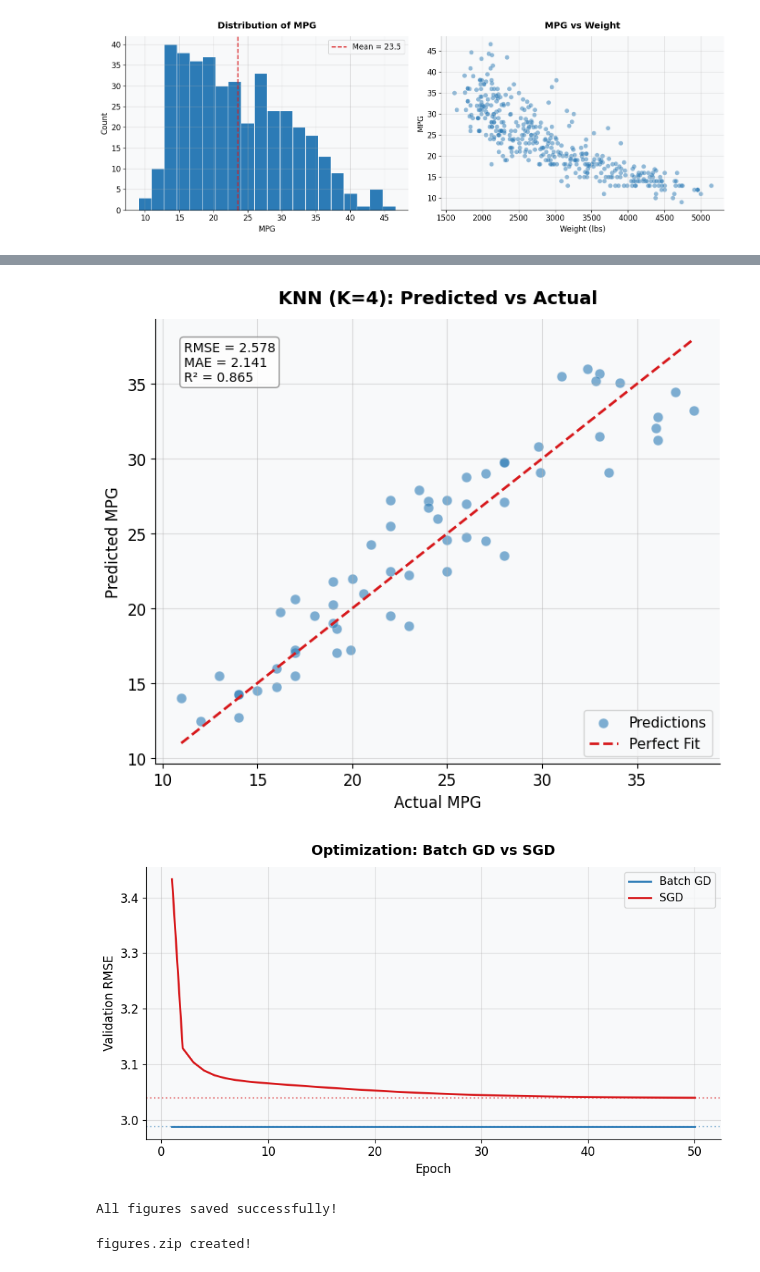
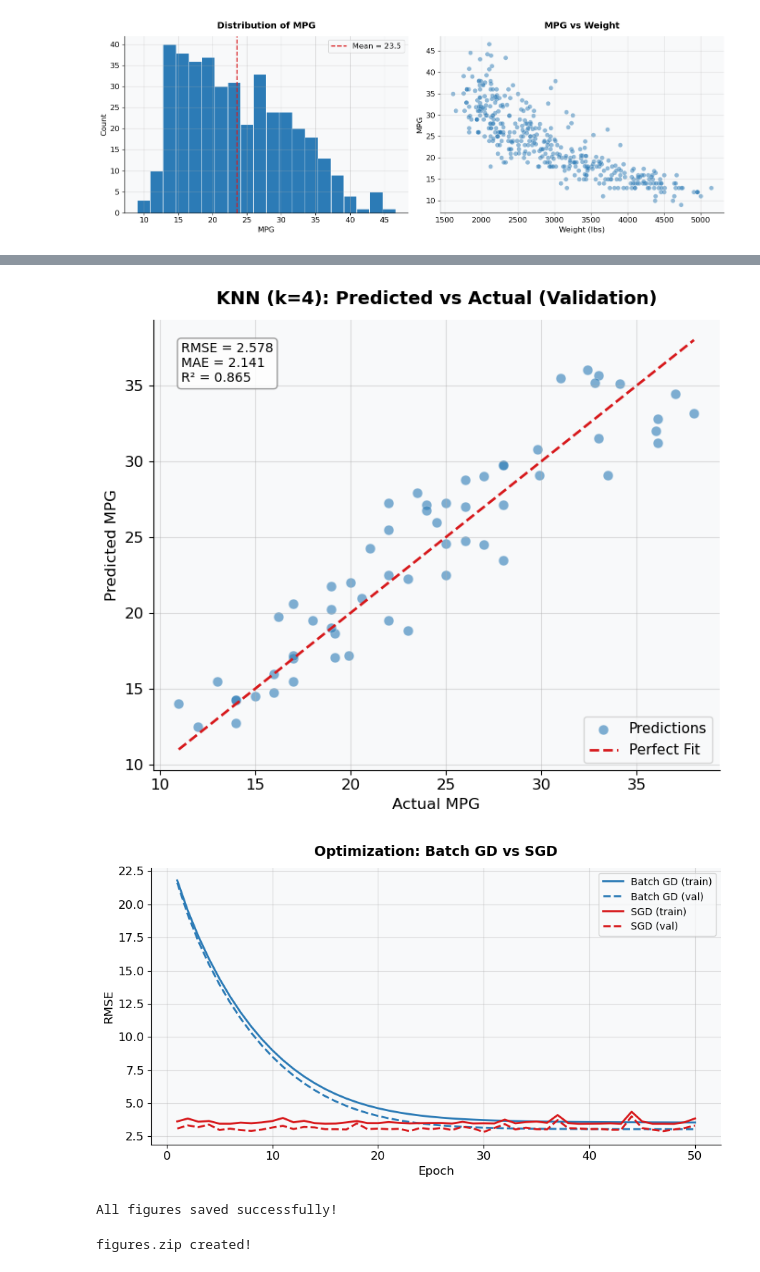
Before and after one commit to Yuvalinnnn/intro-to-ai-project, a Jupyter notebook: Part1_Regression_AutoMPG.ipynb, the cells around one changed output, grey strips where cells are left out. Saved outputs shown, nothing was run; the diff lists cells and outputs as text; code cells hidden in the pictures.

```diff
--- a/Part1_Regression_AutoMPG.ipynb
+++ b/Part1_Regression_AutoMPG.ipynb
@@ -244,39 +251,39 @@ degrees 1–5 to find the best trade-off between underfitting and overfitting.
 from sklearn.preprocessing import PolynomialFeatures
 
 degrees = [1, 2, 3, 4, 5]
-train_errors = []
-val_errors = []
+poly_train_rmse = []
+poly_val_rmse = []
 
 for degree in degrees:
-    # Create polynomial features
     poly = PolynomialFeatures(degree=degree)
     X_train_poly = poly.fit_transform(X_train_scaled)
     X_val_poly = poly.transform(X_val_scaled)
 
-    # Train model
     model = LinearRegression()
     model.fit(X_train_poly, y_train)
 
-    # Calculate errors
     train_rmse = np.sqrt(mean_squared_error(y_train, model.predict(X_train_poly)))
     val_rmse = np.sqrt(mean_squared_error(y_val, model.predict(X_val_poly)))
 
-    train_errors.append(train_rmse)
-    val_errors.append(val_rmse)
+    poly_train_rmse.append(train_rmse)
+    poly_val_rmse.append(val_rmse)
     print(f"Degree {degree} | Train RMSE: {train_rmse:.3f} | Val RMSE: {val_rmse:.3f}")
+
+best_degree = degrees[int(np.argmin(poly_val_rmse))]
+print(f"Selected polynomial degree (by validation): {best_degree}")
 
 # Plot complexity curve
 fig, ax = plt.subplots(figsize=(8, 5))
 
-ax.plot(degrees, train_errors, marker='o', color=MAIN_COLOR,
+ax.plot(degrees, poly_train_rmse, marker='o', color=MAIN_COLOR,
         linewidth=2, markersize=7, label='Train RMSE')
-ax.plot(degrees, val_errors, marker='o', color=SECOND_COLOR,
+ax.plot(degrees, poly_val_rmse, marker='o', color=SECOND_COLOR,
         linewidth=2, markersize=7, label='Validation RMSE')
 
 ax.set_xlabel('Polynomial Degree', fontsize=12)
 ax.set_ylabel('RMSE', fontsize=12)
 ax.set_title('Model Complexity Curve', fontsize=14, fontweight='bold', pad=12)
-ax.axvline(x=2, color='green', linestyle='--', linewidth=1.5, label='Selected Degree (2)')
+ax.axvline(x=best_degree, color='green', linestyle='--', linewidth=1.5, label=f'Selected Degree ({best_degree})')
 ax.legend(fontsize=11)
 
 plt.tight_layout()
@@ -539,8 +550,7 @@ plt.tight_layout()
 plt.savefig('figures/fig3_linear_pred.png', dpi=150, bbox_inches='tight')
 plt.show()
 
-# Figure 4 - Model Complexity Curve
-# Recalculate polynomial errors
+# Figure 4 - Polynomial Model Complexity Curve
 poly_degrees = [1, 2, 3, 4, 5]
 poly_train_errors = []
 poly_val_errors = []
@@ -554,12 +564,15 @@ for degree in poly_degrees:
     poly_train_errors.append(np.sqrt(mean_squared_error(y_train, model_temp.predict(X_train_poly_temp))))
     poly_val_errors.append(np.sqrt(mean_squared_error(y_val, model_temp.predict(X_val_poly_temp))))
 
+best_degree_fig = poly_degrees[int(np.argmin(poly_val_errors))]
+
 fig, ax = plt.subplots(figsize=(8, 5))
 ax.plot(poly_degrees, poly_train_errors, marker='o', color=MAIN_COLOR,
         linewidth=2, markersize=7, label='Train RMSE')
 ax.plot(poly_degrees, poly_val_errors, marker='o', color=SECOND_COLOR,
         linewidth=2, markersize=7, label='Validation RMSE')
-ax.axvline(x=2, color='green', linestyle='--', linewidth=1.5, label='Selected Degree (2)')
+ax.axvline(x=best_degree_fig, color='green', linestyle='--', linewidth=1.5,
+           label=f'Selected Degree ({best_degree_fig})')
 ax.set_xlabel('Polynomial Degree', fontsize=12)
 ax.set_ylabel('RMSE', fontsize=12)
 ax.set_title('Model Complexity Curve', fontsize=14, fontweight='bold', pad=12)
@@ -567,14 +580,15 @@ ax.legend(fontsize=11)
 plt.tight_layout()
 plt.savefig('figures/fig4_poly_complexity.png', dpi=150, bbox_inches='tight')
 plt.show()
+
 # Figure 5 - KNN Train vs Validation RMSE
 fig, ax = plt.subplots(figsize=(9, 5))
-ax.plot(k_values, train_errors, marker='o', color=MAIN_COLOR,
+ax.plot(list(k_values), knn_train_rmse_list, marker='o', color=MAIN_COLOR,
         linewidth=2, markersize=6, label='Train RMSE')
-ax.plot(k_values, val_errors, marker='o', color=SECOND_COLOR,
+ax.plot(list(k_values), knn_val_rmse_list, marker='o', color=SECOND_COLOR,
         linewidth=2, markersize=6, label='Validation RMSE')
-ax.axvline(x=4, color='green', linestyle='--', linewidth=1.5, label='Selected K (4)')
-ax.set_xlabel('K (Number of Neighbors)', fontsize=12)
+ax.axvline(x=best_k, color='green', linestyle='--', linewidth=1.5, label=f'Selected k ({best_k})')
+ax.set_xlabel('k (Number of Neighbors)', fontsize=12)
 ax.set_ylabel('RMSE', fontsize=12)
 ax.set_title('KNN: Train vs Validation RMSE', fontsize=14, fontweight='bold', pad=12)
 ax.legend(fontsize=11)
@@ -582,15 +596,17 @@ plt.tight_layout()
 plt.savefig('figures/fig5_knn_k.png', dpi=150, bbox_inches='tight')
 plt.show()
 
-# Figure 6 - KNN Predicted vs Actual
+# Figure 6 - KNN Predicted vs Actual (Validation)
 fig, ax = plt.subplots(figsize=(7, 6))
 ax.scatter(y_val, y_val_pred_knn, alpha=0.6, color=MAIN_COLOR,
            edgecolors='white', linewidth=0.3, s=60, label='Predictions')
-ax.plot([y_val.min(), y_val.max()], [y_val.min(), y_val.max()],
+min_v = min(y_val.min(), y_val_pred_knn.min())
+max_v = max(y_val.max(), y_val_pred_knn.max())
+ax.plot([min_v, max_v], [min_v, max_v],
         color=SECOND_COLOR, linestyle='--', linewidth=2, label='Perfect Fit')
 ax.set_xlabel('Actual MPG', fontsize=12)
 ax.set_ylabel('Predicted MPG', fontsize=12)
-ax.set_title('KNN (K=4): Predicted vs Actual', fontsize=14, fontweight='bold', pad=12)
+ax.set_title(f'KNN (k={best_k}): Predicted vs Actual (Validation)', fontsize=14, fontweight='bold', pad=12)
 ax.legend(fontsize=11)
 textstr = f'RMSE = {knn_rmse:.3f}\nMAE = {knn_mae:.3f}\nR² = {knn_r2:.3f}'
 ax.text(0.05, 0.95, textstr, transform=ax.transAxes, fontsize=10,
@@ -600,18 +616,20 @@ plt.tight_layout()
 plt.savefig('figures/fig6_knn_pred.png', dpi=150, bbox_inches='tight')
 plt.show()
 
-# Figure 7 - Optimization
+# Figure 7 - Optimization (Train & Validation)
 fig, ax = plt.subplots(figsize=(9, 5))
-ax.plot(range(1, epochs + 1), batch_val_errors,
-        color=MAIN_COLOR, linewidth=2, label='Batch GD')
-ax.plot(range(1, epochs + 1), sgd_val_errors,
-        color=SECOND_COLOR, linewidth=2, label='SGD')
-ax.axhline(y=batch_val_errors[-1], color=MAIN_COLOR, linestyle=':', alpha=0.5)
-ax.axhline(y=sgd_val_errors[-1], color=SECOND_COLOR, linestyle=':', alpha=0.5)
+
+ax.plot(range(1, epochs + 1), batch_train_errors, color=MAIN_COLOR, linewidth=2, label='Batch GD (train)')
+ax.plot(range(1, epochs + 1), batch_val_errors, color=MAIN_COLOR, linewidth=2, linestyle='--', label='Batch GD (val)')
+
+ax.plot(range(1, epochs + 1), sgd_train_errors, color=SECOND_COLOR, linewidth=2, label='SGD (train)')
+ax.plot(range(1, epochs + 1), sgd_val_errors, color=SECOND_COLOR, linewidth=2, linestyle='--', label='SGD (val)')
+
 ax.set_xlabel('Epoch', fontsize=12)
-ax.set_ylabel('Validation RMSE', fontsize=12)
+ax.set_ylabel('RMSE', fontsize=12)
 ax.set_title('Optimization: Batch GD vs SGD', fontsize=14, fontweight='bold', pad=12)
-ax.legend(fontsize=11)
+ax.legend(fontsize=10)
+
 plt.tight_layout()
 plt.savefig('figures/fig7_optimization.png', dpi=150, bbox_inches='tight')
 plt.show()
@@ -625,5 +643,5 @@ print("All figures saved successfully!")
-[figure, old version]
+[figure, new version]
-[figure, old version]
+[figure, new version]
 All figures saved successfully!
 # %%
 import shutil
```
Also changed, not shown: parts of 12 cells of this notebook, 5 other files.
